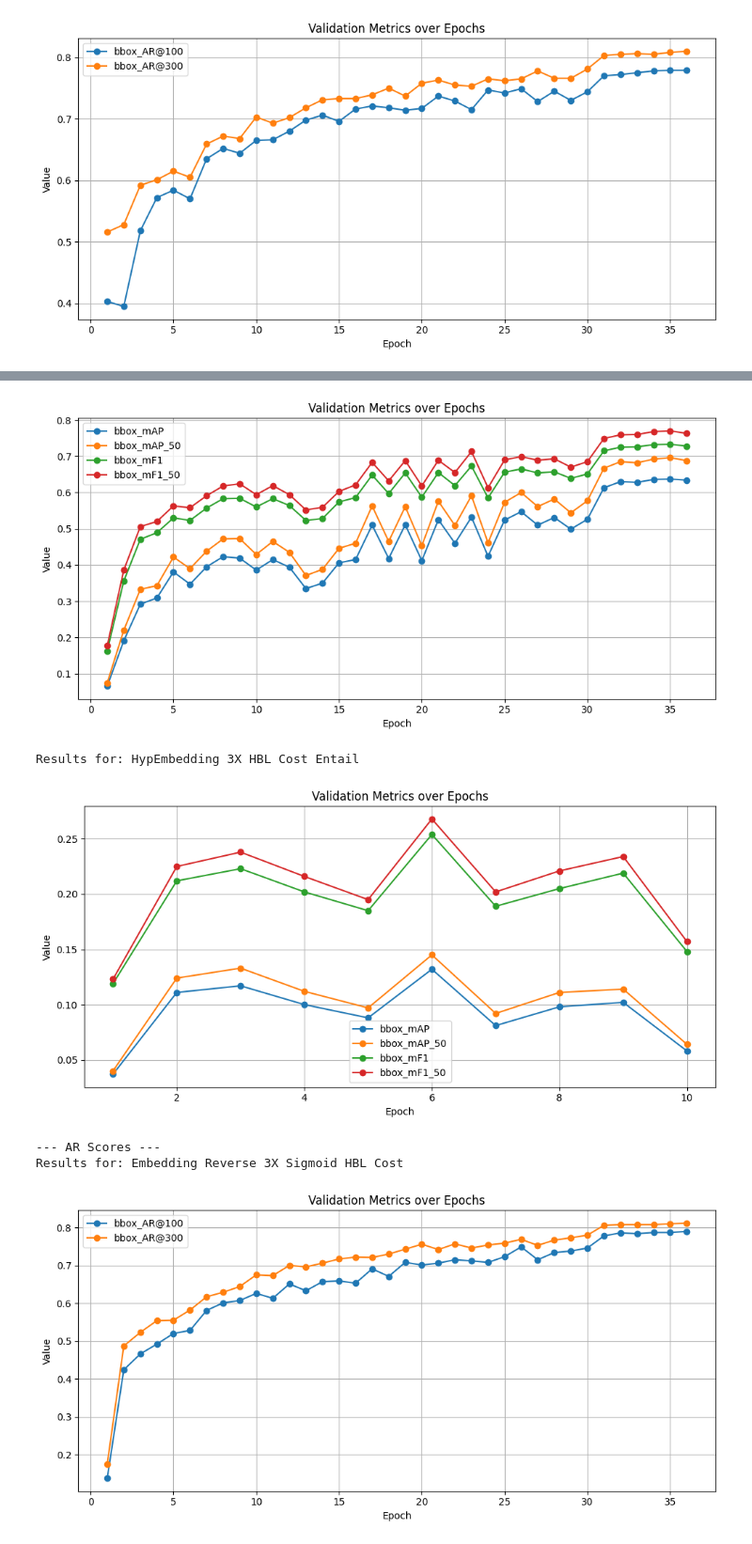
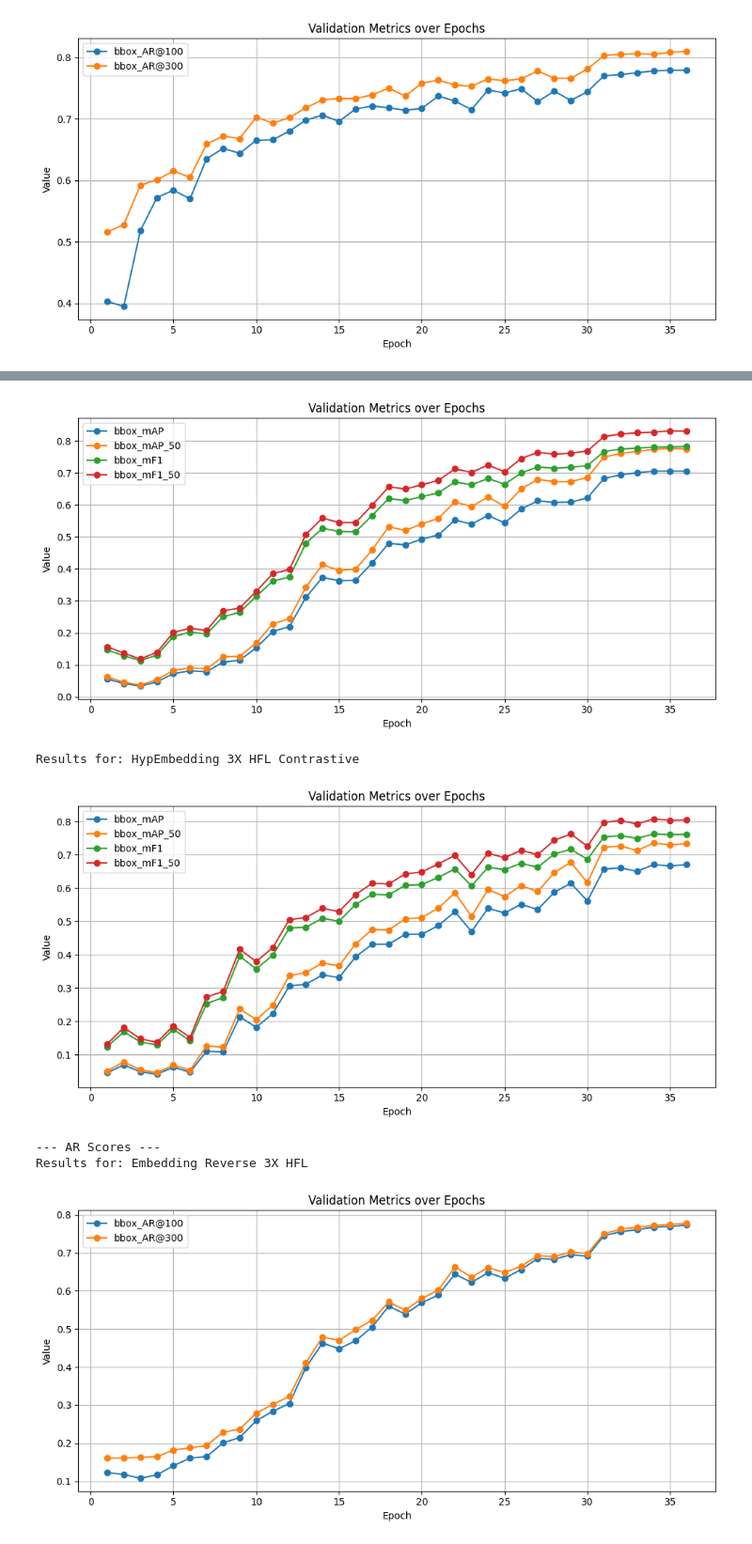
Before and after one commit to Gogonemnem/hierarchical-object-detection, a Jupyter notebook: notebooks/runs.ipynb, the cells around one changed output, grey strips where cells are left out. Shown at 94% size. Drawn from its saved outputs; the diff is of its cells as text; code cells hidden in the pictures.

Commit message:
improve plots

```diff
--- a/notebooks/runs.ipynb
+++ b/notebooks/runs.ipynb
@@ -281,30 +322,28 @@ plot_metrics(log_files, metrics_to_track=["coco/bbox_AR@100", "coco/bbox_AR@300"
 metrics_map_f1 = ["coco/bbox_mAP", "coco/bbox_mAP_50", "coco/bbox_mF1", "coco/bbox_mF1_50"]
 metrics_ar = ["coco/bbox_AR@100", "coco/bbox_AR@300"]
 
-# Log files for "Embedding Reverse 3X Sigmoid HBL Cost"
 log_files_sigmoid_cost = [
-    "../work_dirs/dino-4scale_r50_improved_8xb2_hier-aircraft-3x/20250512_012240/vis_data/scalars.json"
+    "../work_dirs/embedding_dino_hierarchical_models_separate_dino-4scale_r50_sep-eucl_hfl-3x_ecl_improved_8xb2_hier-aircraft/20250520_191915/vis_data/scalars.json"
 ]
 
-# Log files for "HypEmbedding 3X HBL Cost Entail"
 log_files_hyp_entail = [
-    "../work_dirs/dino-4scale_r50_share-hyp_hfl-3x_hcl_improved_8xb2_hier-aircraft/20250516_145352/vis_data/scalars.json"
-]
+    "../work_dirs/test_embedding-dino-4scale_r50-hfl_d=3.0-ecl-sep_eucl-36e_hier-aircraft/20250617_072558/vis_data/scalars.json"
+    ]
 
 # Plot F1 and mAP scores for comparison
 print("--- F1 and mAP Scores ---")
-print("Results for: Embedding Reverse 3X Sigmoid HBL Cost")
+print("Results for: Embedding Reverse 3X HFL")
 plot_metrics(log_files_sigmoid_cost, metrics_to_track=metrics_map_f1)
 
-print("\nResults for: HypEmbedding 3X HBL Cost Entail")
+print("\nResults for: HypEmbedding 3X HFL Contrastive")
 plot_metrics(log_files_hyp_entail, metrics_to_track=metrics_map_f1)
 
 # Plot AR scores for comparison
 print("\n--- AR Scores ---")
-print("Results for: Embedding Reverse 3X Sigmoid HBL Cost")
+print("Results for: Embedding Reverse 3X HFL")
 plot_metrics(log_files_sigmoid_cost, metrics_to_track=metrics_ar)
 
-print("\nResults for: HypEmbedding 3X HBL Cost Entail")
+print("\nResults for: HypEmbedding 3X HFL Contrastive")
 plot_metrics(log_files_hyp_entail, metrics_to_track=metrics_ar)
 # %% [output]
 --- F1 and mAP Scores ---
@@ -312,6 +351,6 @@ Results for: Embedding Reverse 3X Sigmoid HBL Cost
-[figure, old version]
+[figure, new version]
-Results for: HypEmbedding 3X HBL Cost Entail
+Results for: HypEmbedding 3X HFL Contrastive
-[figure, old version]
+[figure, new version]
 --- AR Scores ---
-Results for: Embedding Reverse 3X Sigmoid HBL Cost
+Results for: Embedding Reverse 3X HFL
-[figure, old version]
+[figure, new version]
```
Also changed, not shown: parts of 5 cells of this notebook, 1 other file.
